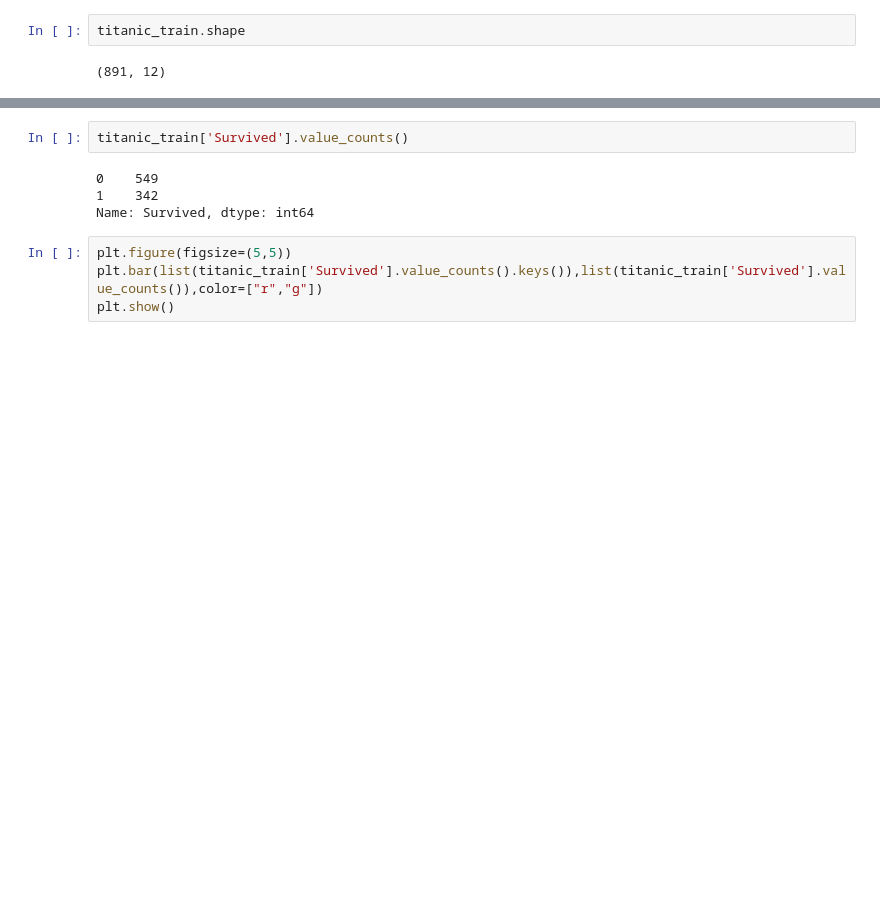
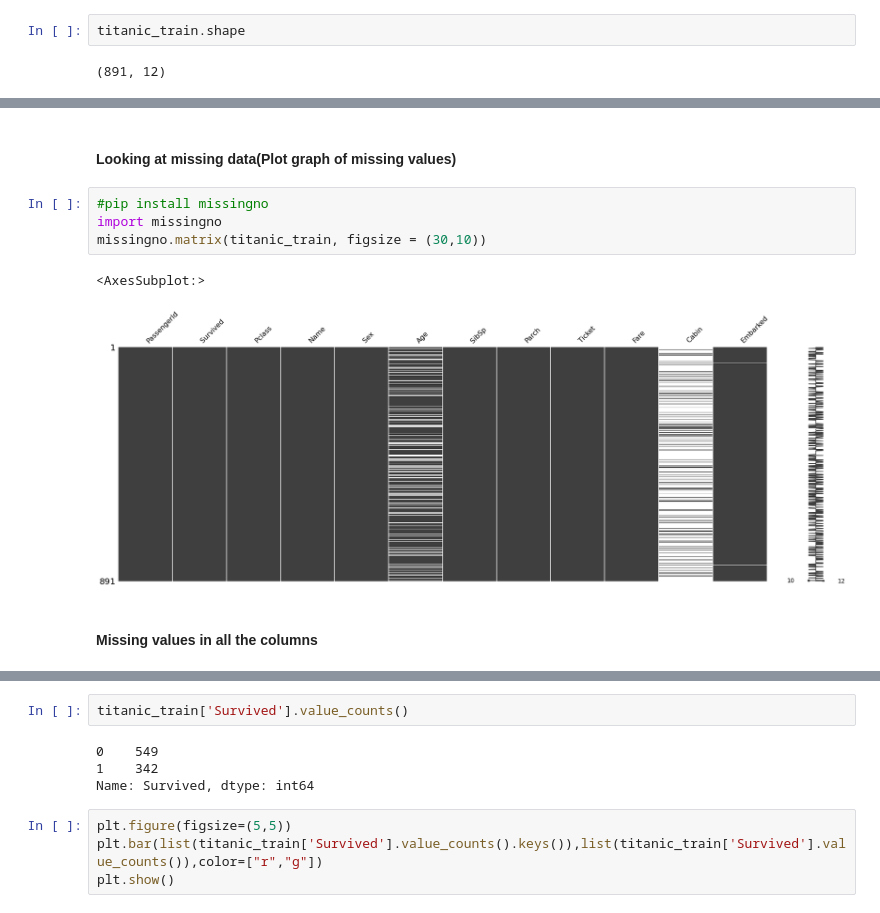
Before and after one commit to ankitarm/Kaggle-Submissions, a Jupyter notebook: Titanic- Machine Learning From Disaster/kaggle-titanic.ipynb, the cells around one changed output, grey strips where cells are left out. Saved outputs shown, nothing was run; the diff lists cells and outputs as text; blank space fills up the shorter version.

```diff
--- a/Titanic- Machine Learning From Disaster/kaggle-titanic.ipynb
+++ b/Titanic- Machine Learning From Disaster/kaggle-titanic.ipynb
@@ -21,0 +63,11 @@ titanic_train.shape
+# %% [markdown]
+#### Looking at missing data(Plot graph of missing values)
+# %%
+#pip install missingno
+import missingno
+missingno.matrix(titanic_train, figsize = (30,10))
+# %% [output]
+<AxesSubplot:>
+[figure, added]
+# %% [markdown]
+#### Missing values in all the columns
```
Also changed, not shown: parts of 22 cells of this notebook.
